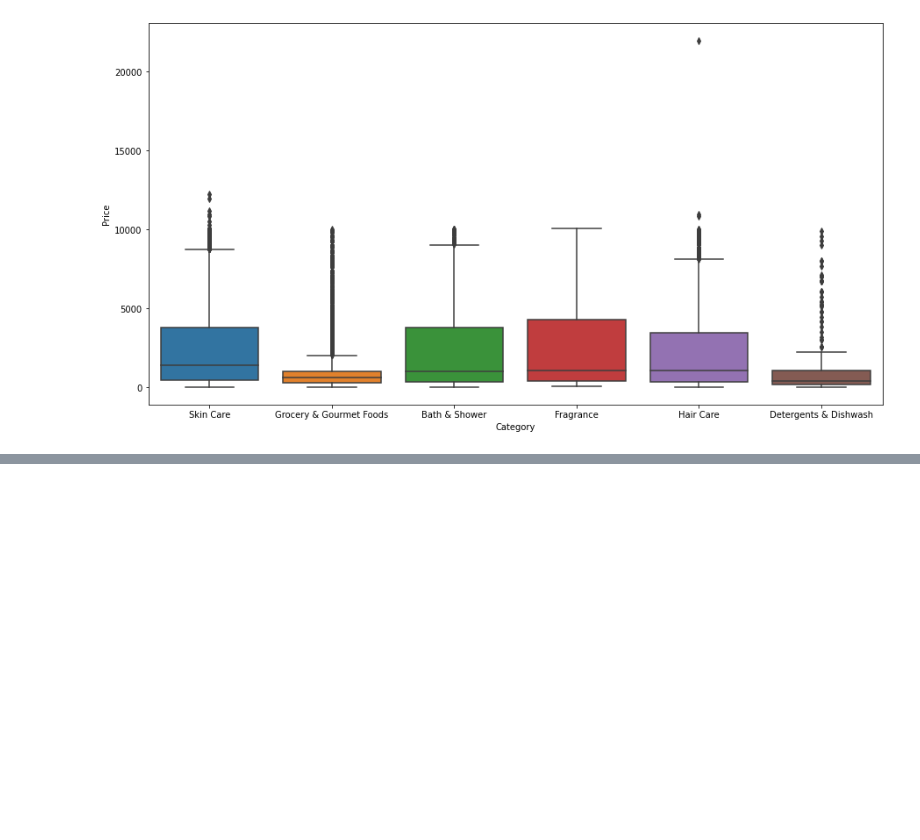
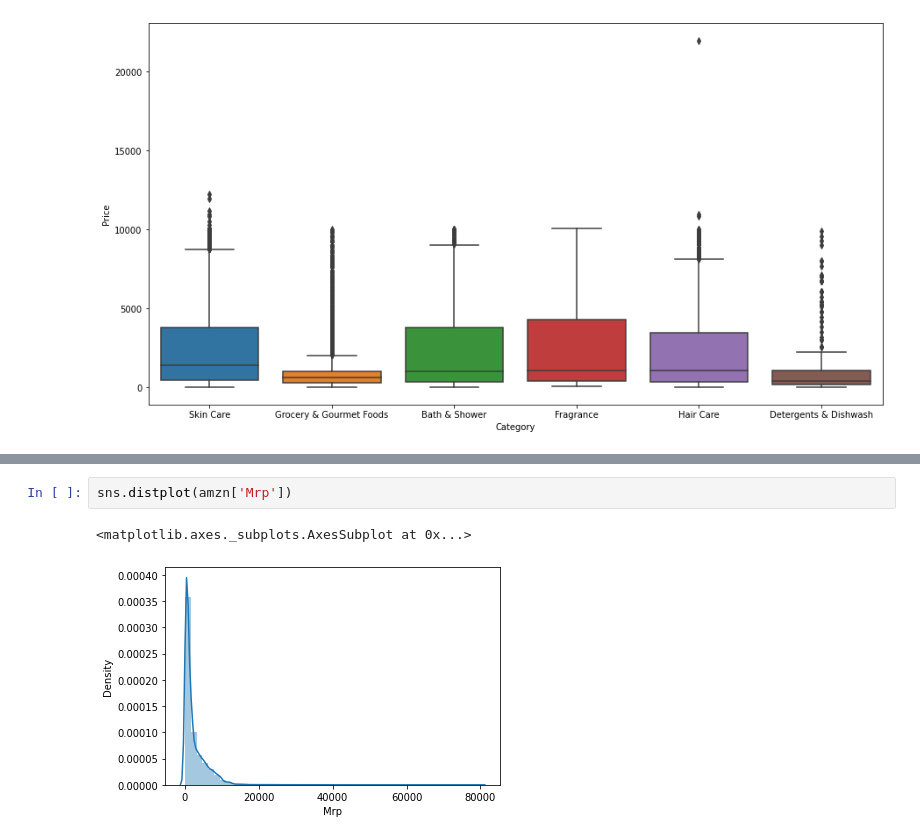
Before and after one commit to Abhishek4848/Amazon-product-listing-Analysis, a Jupyter notebook: AmazonDataAnalysis.ipynb, the cells around one changed output, grey strips where cells are left out. Cells and saved outputs as stored; diff of their text form; blank space fills up the shorter version.

```diff
--- a/AmazonDataAnalysis.ipynb
+++ b/AmazonDataAnalysis.ipynb
@@ -212,0 +245,5 @@ dtype: int64
+# %%
+sns.distplot(amzn['Mrp'])
+# %% [output]
+<matplotlib.axes._subplots.AxesSubplot at 0x...>
+[figure, added]
```
Also changed, not shown: parts of 46 cells of this notebook.
